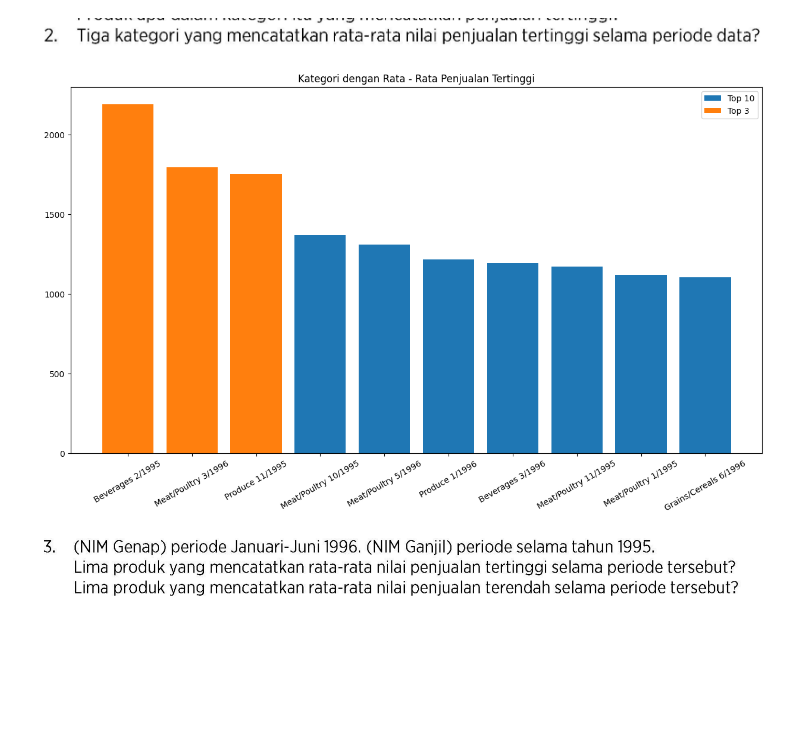
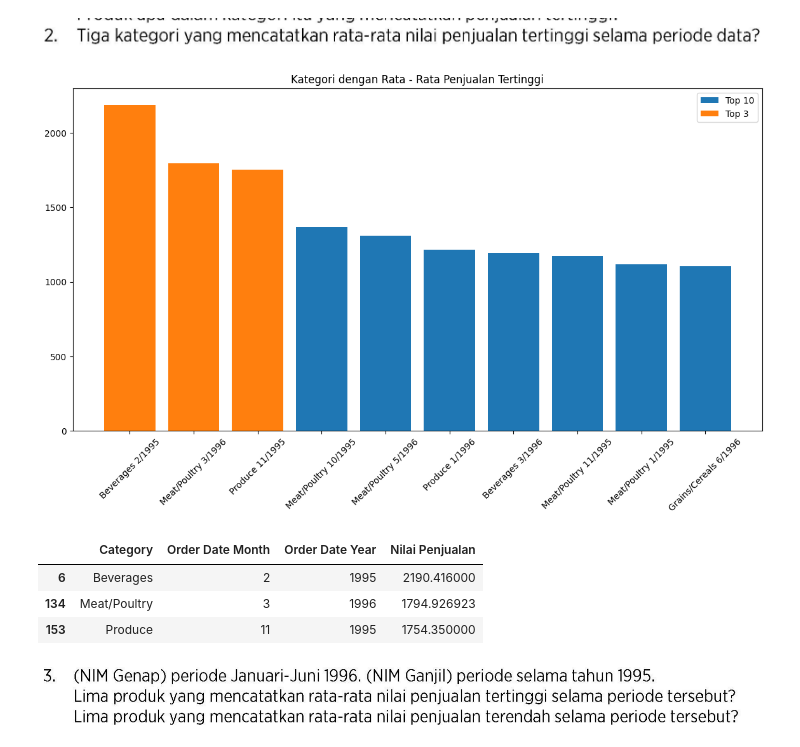
Before and after one commit to StefannusChristian/Data-Mining, a Jupyter notebook: UTS/uts.ipynb, the cells around one changed output. Saved outputs shown, nothing was run; the diff lists cells and outputs as text; code cells hidden in the pictures; blank space fills up the shorter version.

```diff
--- a/UTS/uts.ipynb
+++ b/UTS/uts.ipynb
@@ -12,3 +11,5 @@ from sklearn.preprocessing import StandardScaler
+# %%
+plt.rcParams["figure.figsize"] = (14, 7)
 # %% [markdown]
 # Projek A
 # %% [markdown]
@@ -165,19 +174,25 @@ plt.show()
 # %% [markdown]
 ![image.png](embedded-picture-1)
 # %%
-plt.figure(figsize=(15,8))
 nomor_2 = order_order_details_products.groupby(["Category","Order Date Year","Order Date Month"]).mean().reset_index().sort_values('Nilai Penjualan',ascending=False).head(10)
 nomor_2_tiga_kategori = nomor_2[["Category","Order Date Year","Order Date Month","Nilai Penjualan"]]
 cat_year_month_nomor_2 = [f'{i} {k}/{j}' for i,j,k,_ in nomor_2_tiga_kategori.values]
 ax = plt.bar(cat_year_month_nomor_2,nomor_2_tiga_kategori["Nilai Penjualan"],label="Top 10")
 plt.bar(cat_year_month_nomor_2[:3],nomor_2_tiga_kategori["Nilai Penjualan"][:3],label="Top 3")
-plt.xticks(rotation=30)
+plt.xticks(rotation=45)
 plt.title("Kategori dengan Rata - Rata Penjualan Tertinggi")
 plt.legend()
 labels = nomor_2_tiga_kategori["Nilai Penjualan"]
 plt.show()
 # %% [output]
-[figure, old version]
+[figure, new version]
+# %%
+nomor_2[["Category","Order Date Month","Order Date Year","Nilai Penjualan"]][:3]
+# %% [output]
+|  | Category | Order Date Month | Order Date Year | Nilai Penjualan |
+| 6 | Beverages | 2 | 1995 | 2190.416000 |
+| 134 | Meat/Poultry | 3 | 1996 | 1794.926923 |
+| 153 | Produce | 11 | 1995 | 1754.350000 |
 # %% [markdown]
 ![image.png](embedded-picture-1)
 # %%
```
Also changed, not shown: parts of 18 cells of this notebook, 3 other files.
